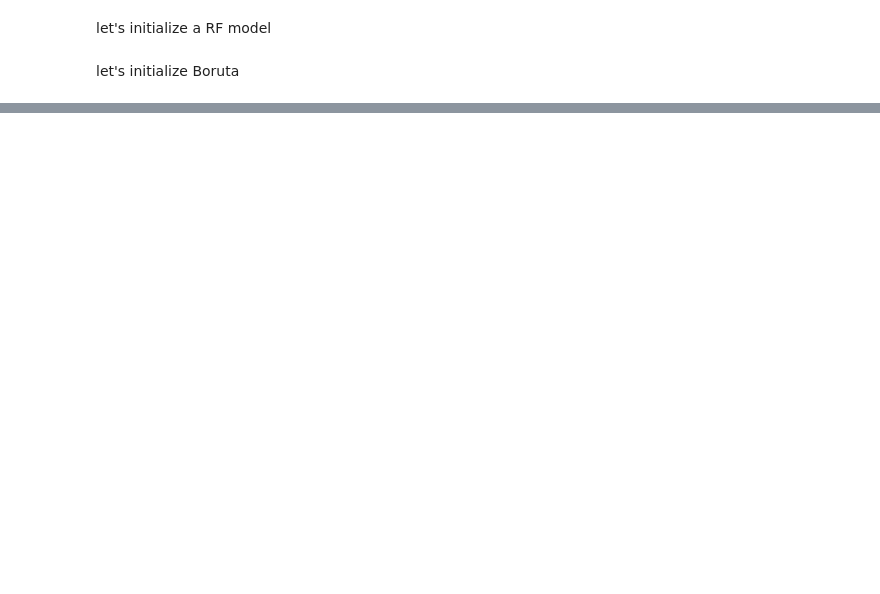
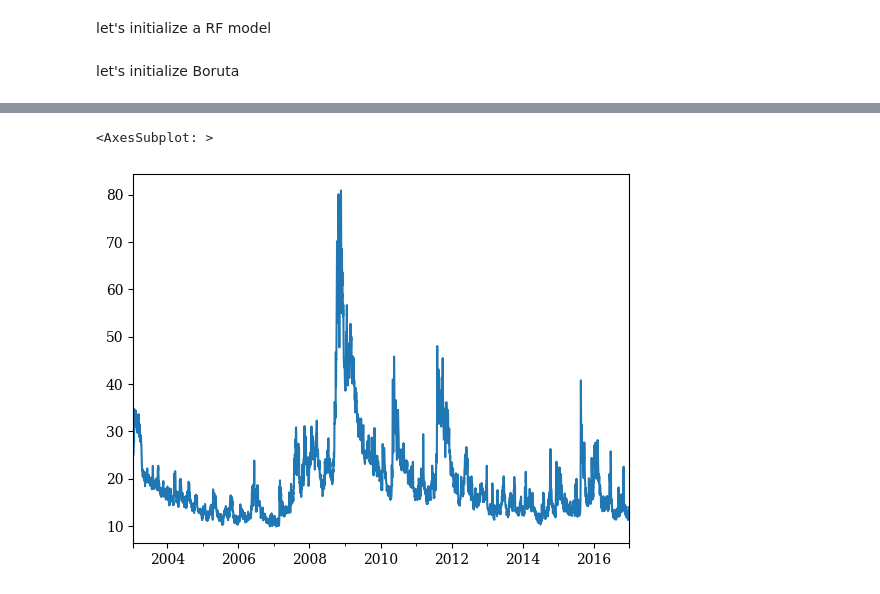
Before and after one commit to haakoris/Master, a Jupyter notebook: feature_selection/feature_selection.ipynb, the cells around one changed output, grey strips where cells are left out. Saved outputs shown, nothing was run; the diff lists cells and outputs as text; code cells hidden in the pictures; blank space fills up the shorter version.

```diff
--- a/feature_selection/feature_selection.ipynb
+++ b/feature_selection/feature_selection.ipynb
@@ -24,8 +77,10 @@ df.head()
 column_indices = {name: i for i, name in enumerate(df.columns)}
 
 n = len(df)
-train_df = df[0:int(n*0.7)]
-val_df = df[int(n*0.7):int(n*0.9)]
-test_df = df[int(n*0.9):]
+train_ind = int(n*0.7)
+val_ind = int(n*0.9)
+train_df = df[0:train_ind]
+val_df = df[train_ind:val_ind]
+test_df = df[val_ind:]
 
 num_features = df.shape[1]
@@ -172,0 +1036,5 @@ array([ 1, 14, 12, 37, 17, 21,  5, 31, 35, 18, 15, 27,  6, 24,  1,  3, 11,
+# %%
+train_df.VIX.plot()
+# %% [output]
+<AxesSubplot: >
+[figure, added]
```
Also changed, not shown: parts of 88 cells of this notebook, 4 other files.
